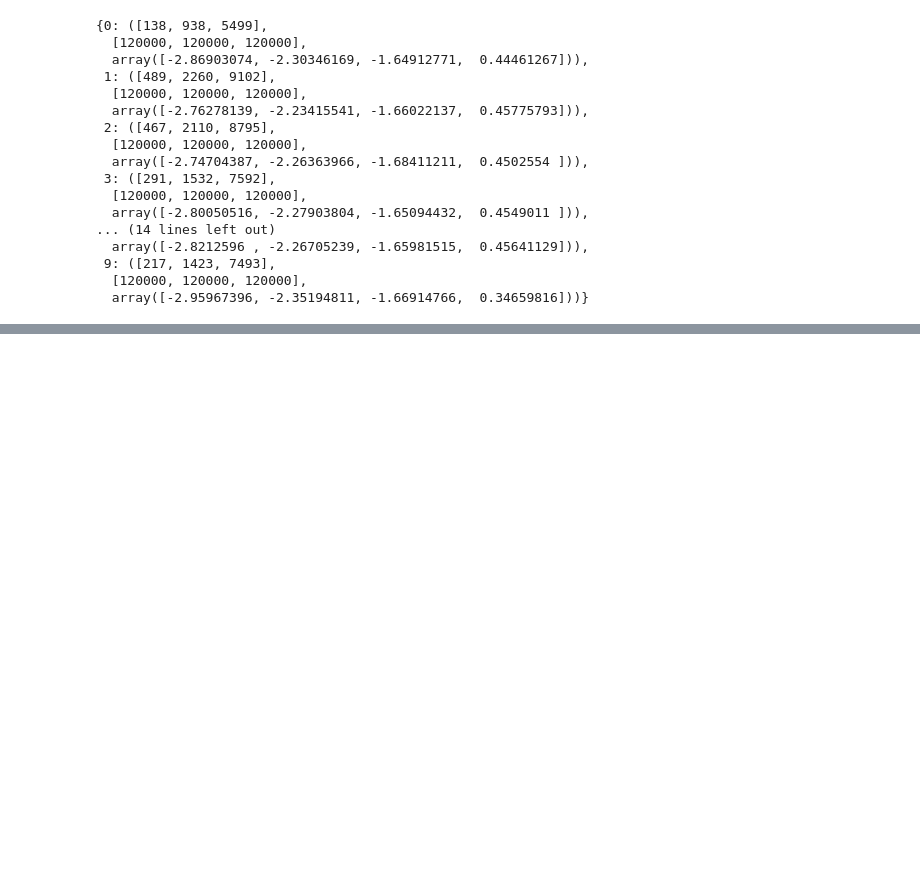
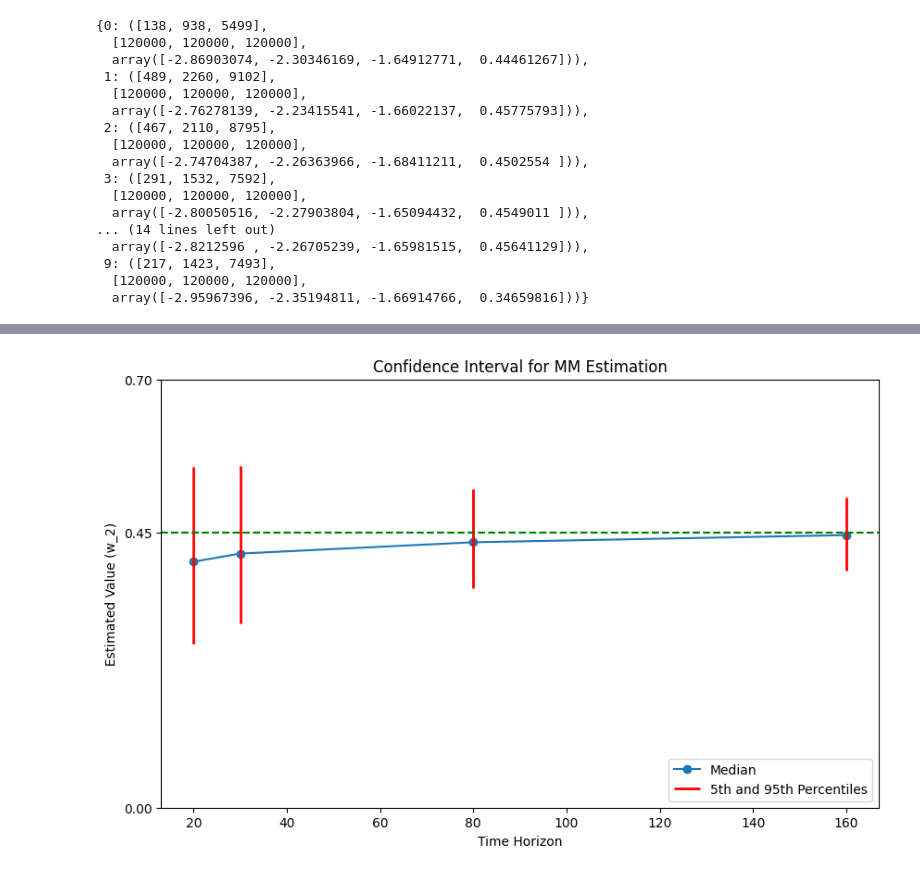
Before and after one commit to PeterKiss18/VasicekPDModel, a Jupyter notebook: conf_interval_MLE_gen_data.ipynb, the cells around one changed output, grey strips where cells are left out. Cells and saved outputs as stored; diff of their text form; code cells hidden in the pictures; blank space fills up the shorter version.

```diff
--- a/conf_interval_MLE_gen_data.ipynb
+++ b/conf_interval_MLE_gen_data.ipynb
@@ -568,0 +747,4 @@ results_20_expected
+# %%
+plot_confidence_interval_MM("w_2", params_df_20, params_df_30, params_df_80, params_df_160)
+# %% [output]
+[figure, added]
```
Also changed, not shown: parts of 22 cells of this notebook, 4 other files.
